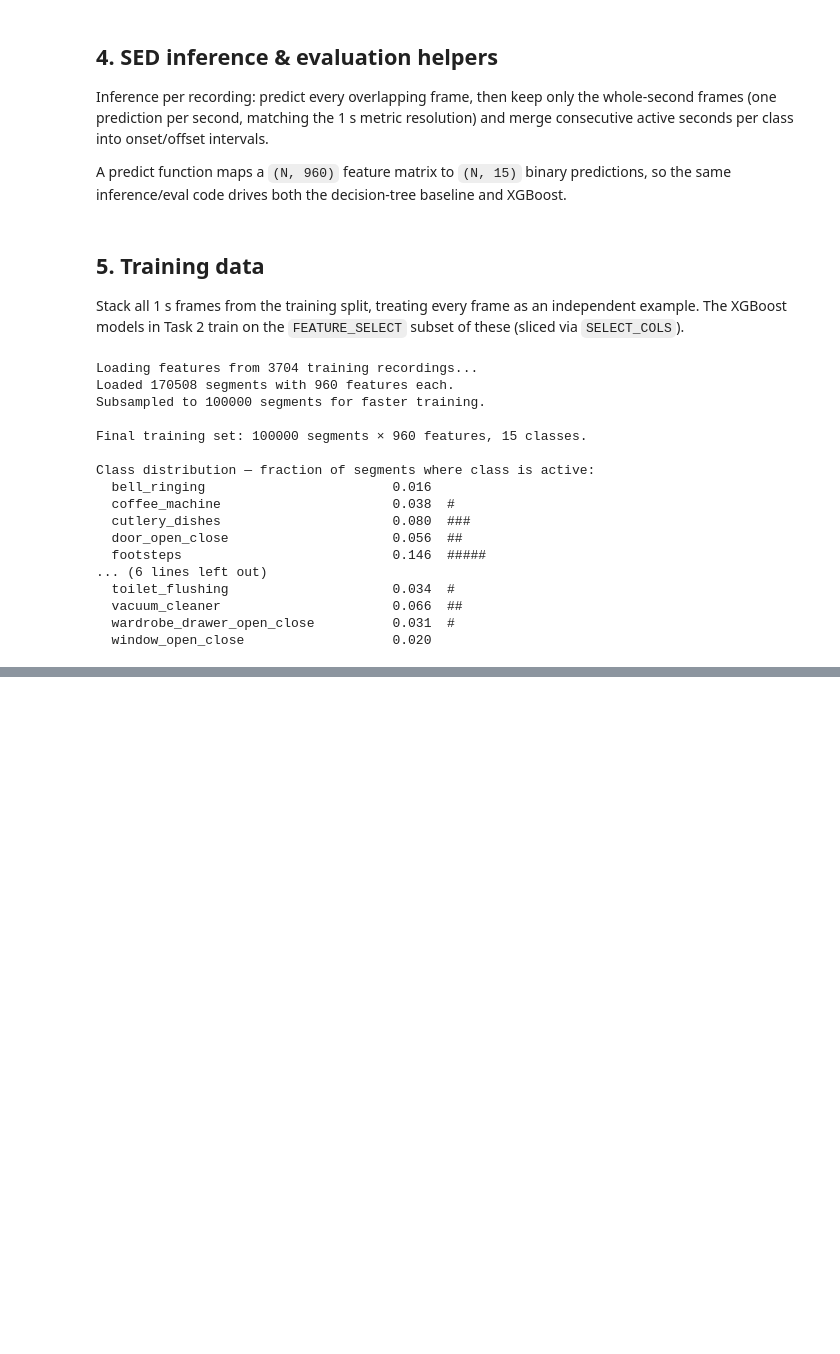
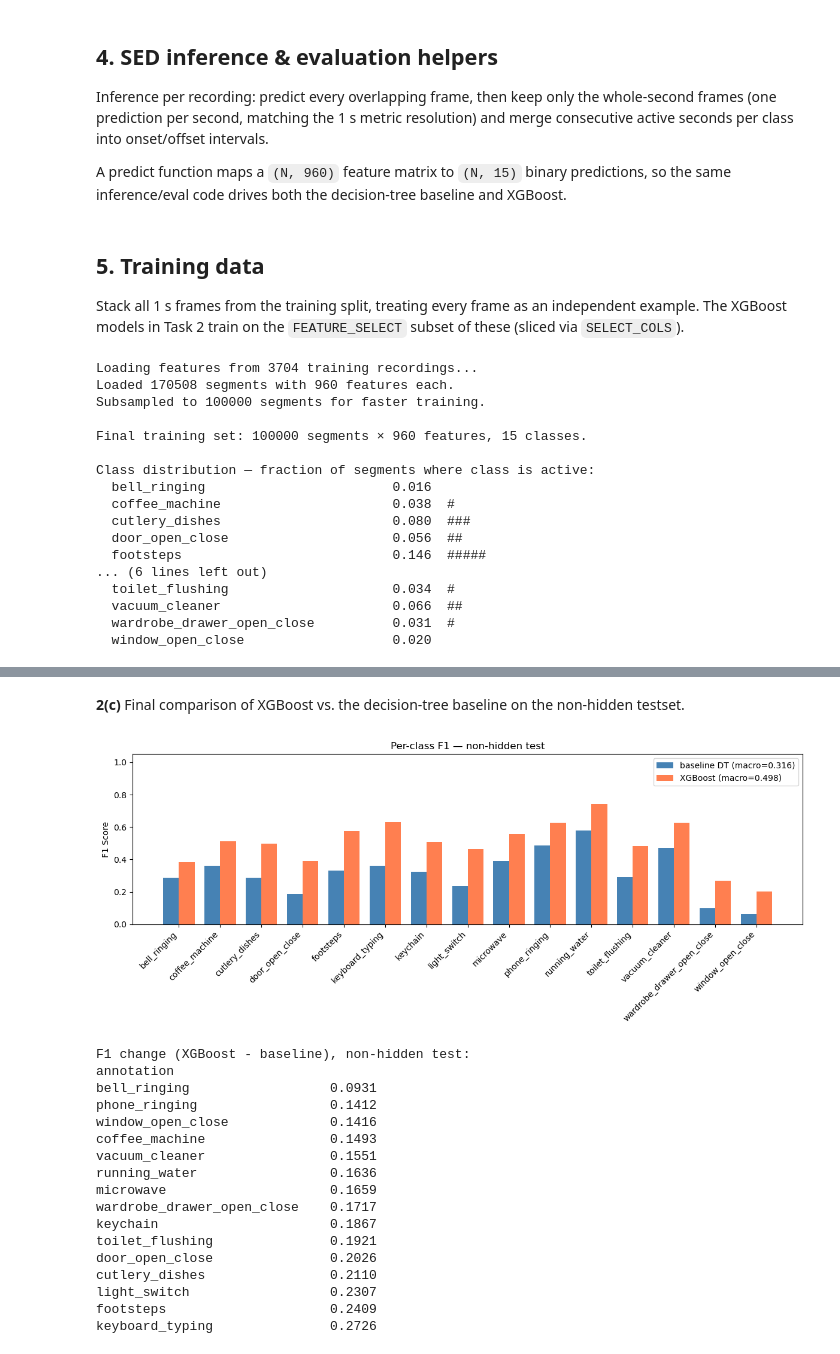
Before and after one commit to LaurinSiebert/mlpc_project, a Jupyter notebook: notebooks/challenge/03_challenge_sed.ipynb, the cells around one changed output, grey strips where cells are left out. Saved outputs shown, nothing was run; the diff lists cells and outputs as text; code cells hidden in the pictures; blank space fills up the shorter version.

Commit message:
finished code part for subtask 2 (evaluate XGBoost)

```diff
--- a/notebooks/challenge/03_challenge_sed.ipynb
+++ b/notebooks/challenge/03_challenge_sed.ipynb
@@ -248,7 +248,6 @@ Core hyperparameters: `n_estimators=100`, `learning_rate=0.1`, `max_depth=6`, `m
 > Our overall best in Task 4 was actually the focal-loss MLP, but per task instruction we use our best classical model here.
 # %%
 def select_features(X):
-    """Full (N, 960) feature matrix -> (N, 420) FEATURE_SELECT subset."""
     return X[:, SELECT_COLS]
 
 def train_xgb_per_class(X, Y, **params):
@@ -271,7 +270,7 @@ def train_xgb_per_class(X, Y, **params):
     return models
 
 def xgb_predict_fn(models):
-    """Wrap per-class models into a (N, 960) -> (N, 15) predictor (slices FEATURE_SELECT)."""
+    """Wrap per-class models into a (N, 960) -> (N, 15) predictor function."""
     def predict(X):
         Xs = select_features(X)
         return np.column_stack([models[c].predict(Xs) for c in CLASS_NAMES])
@@ -315,0 +371,64 @@ wardrobe_drawer_open_close   0.181435 0.522267 0.269311
+# %% [markdown]
+**2(c)** Final comparison of XGBoost vs. the decision-tree baseline on the non-hidden testset.
+# %%
+# per-class F1 of the provided decision-tree baseline on the non-hidden test split (results from challenge_baseline.ipynb)
+baseline_test_f1 = {
+    "bell_ringing": 0.288235,
+    "coffee_machine": 0.362007,
+    "cutlery_dishes": 0.287406,
+    "door_open_close": 0.188335,
+    "footsteps": 0.332757,
+    "keyboard_typing": 0.359081,
+    "keychain": 0.322840,
+    "light_switch": 0.233663,
+    "microwave": 0.389610,
+    "phone_ringing": 0.484848,
+    "running_water": 0.577178,
+    "toilet_flushing": 0.290353,
+    "vacuum_cleaner": 0.469742,
+    "wardrobe_drawer_open_close": 0.097616,
+    "window_open_close": 0.061093,
+}
+
+# Visualize per-class F1 scores (XGBoost vs. baseline) on the non-hidden test split - same plot as in challenge_baseline.ipynb
+xgb_f1 = res_test_xgb.set_index("annotation")["f1"].reindex(CLASS_NAMES)
+fig, ax = plt.subplots(figsize=(12, 5))
+x     = np.arange(len(CLASS_NAMES))
+width = 0.38
+
+base_f1 = pd.Series(baseline_test_f1).reindex(CLASS_NAMES)
+ax.bar(x - width/2, base_f1.values, width, label=f"baseline DT (macro={base_f1.mean():.3f})", color="steelblue")
+ax.bar(x + width/2, xgb_f1.values,  width, label=f"XGBoost (macro={f1_test_xgb:.3f})", color="coral")
+
+ax.set_xticks(x)
+ax.set_xticklabels(CLASS_NAMES, rotation=45, ha="right")
+ax.set_ylabel("F1 Score")
+ax.set_ylim(0, 1.05)
+ax.set_title("Per-class F1 — non-hidden test")
+ax.legend()
+plt.tight_layout()
+plt.show()
+
+# print differences in F1
+delta = (xgb_f1 - base_f1).sort_values()
+print("F1 change (XGBoost - baseline), non-hidden test:")
+print(delta.round(4).to_string())
+# %% [output]
+[figure, added]
+F1 change (XGBoost - baseline), non-hidden test:
+annotation
+bell_ringing                  0.0931
+phone_ringing                 0.1412
+window_open_close             0.1416
+coffee_machine                0.1493
+vacuum_cleaner                0.1551
+running_water                 0.1636
+microwave                     0.1659
+wardrobe_drawer_open_close    0.1717
+keychain                      0.1867
+toilet_flushing               0.1921
+door_open_close               0.2026
+cutlery_dishes                0.2110
+light_switch                  0.2307
+footsteps                     0.2409
+keyboard_typing               0.2726
```
Also changed, not shown: parts of 9 cells of this notebook, 1 other file.
